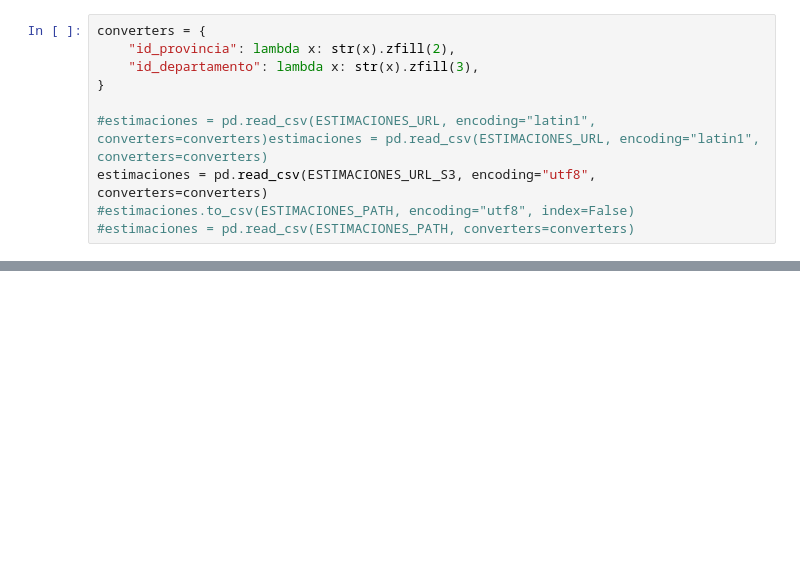
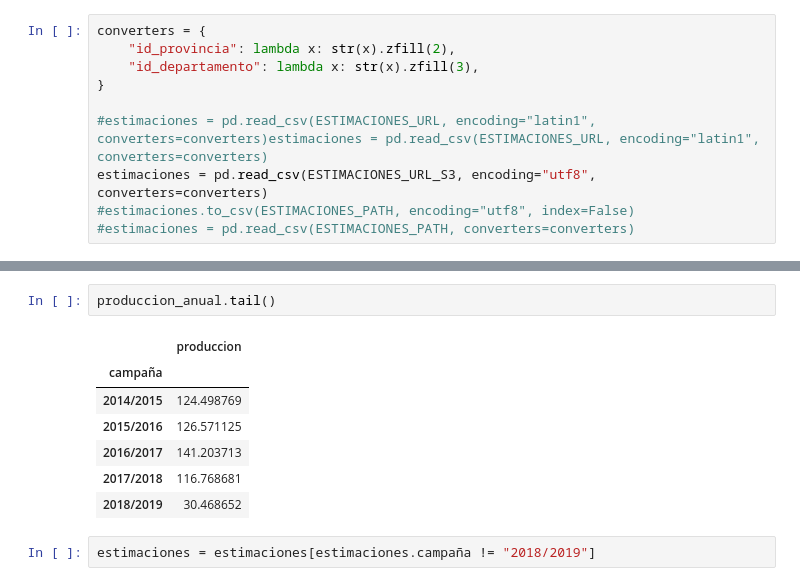
Before and after one commit to matiascabrejos/IA-Humai, a Jupyter notebook: exercise_class2.ipynb, the cells around one changed output, grey strips where cells are left out. Cells and saved outputs as stored; diff of their text form; blank space fills up the shorter version.

```diff
--- a/exercise_class2.ipynb
+++ b/exercise_class2.ipynb
@@ -62,0 +67,12 @@ estimaciones
+# %%
+produccion_anual.tail()
+# %% [output]
+|  | produccion |
+| campaña |  |
+| 2014/2015 | 124.498769 |
+| 2015/2016 | 126.571125 |
+| 2016/2017 | 141.203713 |
+| 2017/2018 | 116.768681 |
+| 2018/2019 | 30.468652 |
+# %%
+estimaciones = estimaciones[estimaciones.campaña != "2018/2019"]
```
Also changed, not shown: parts of 8 cells of this notebook.
